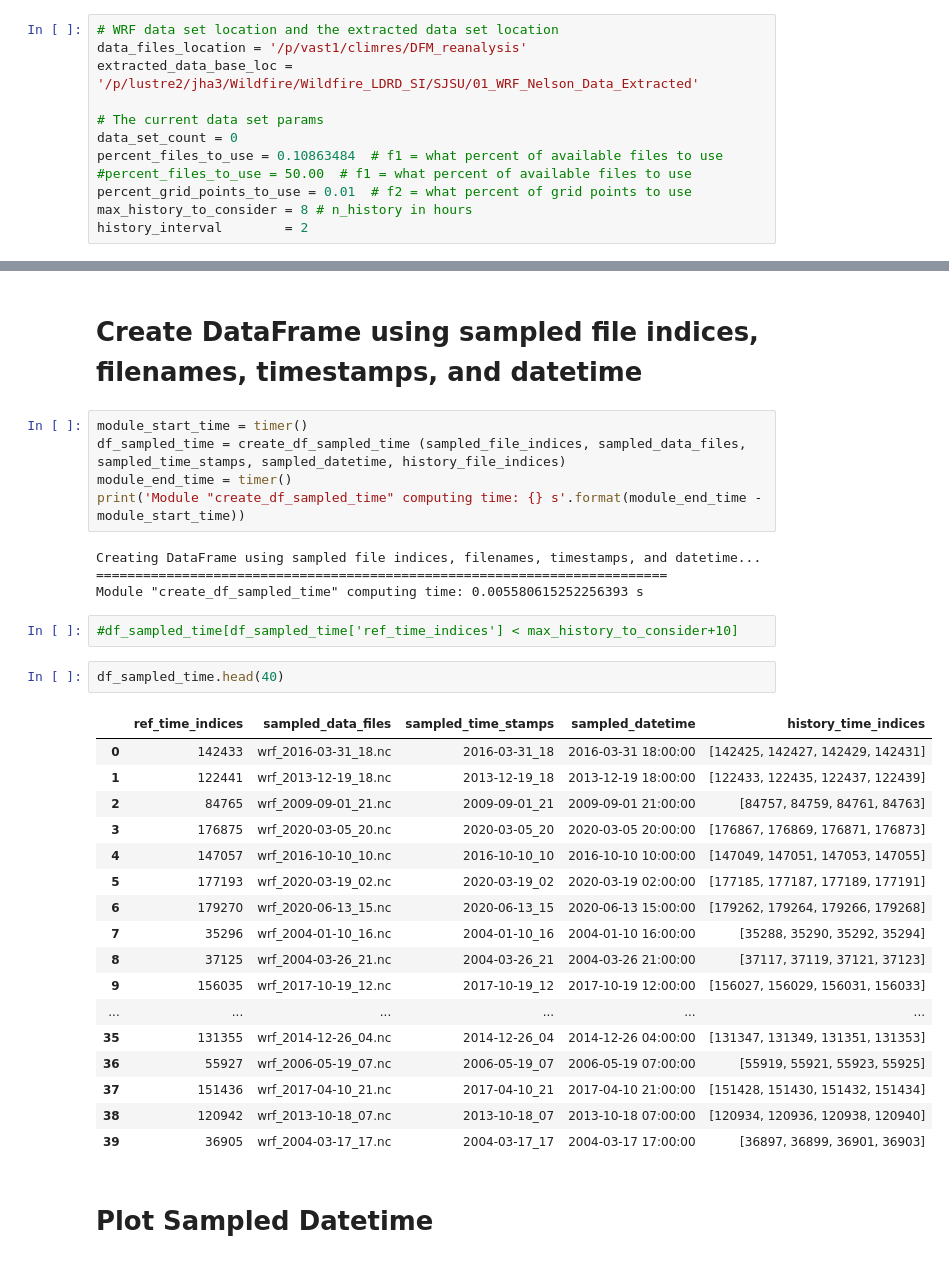
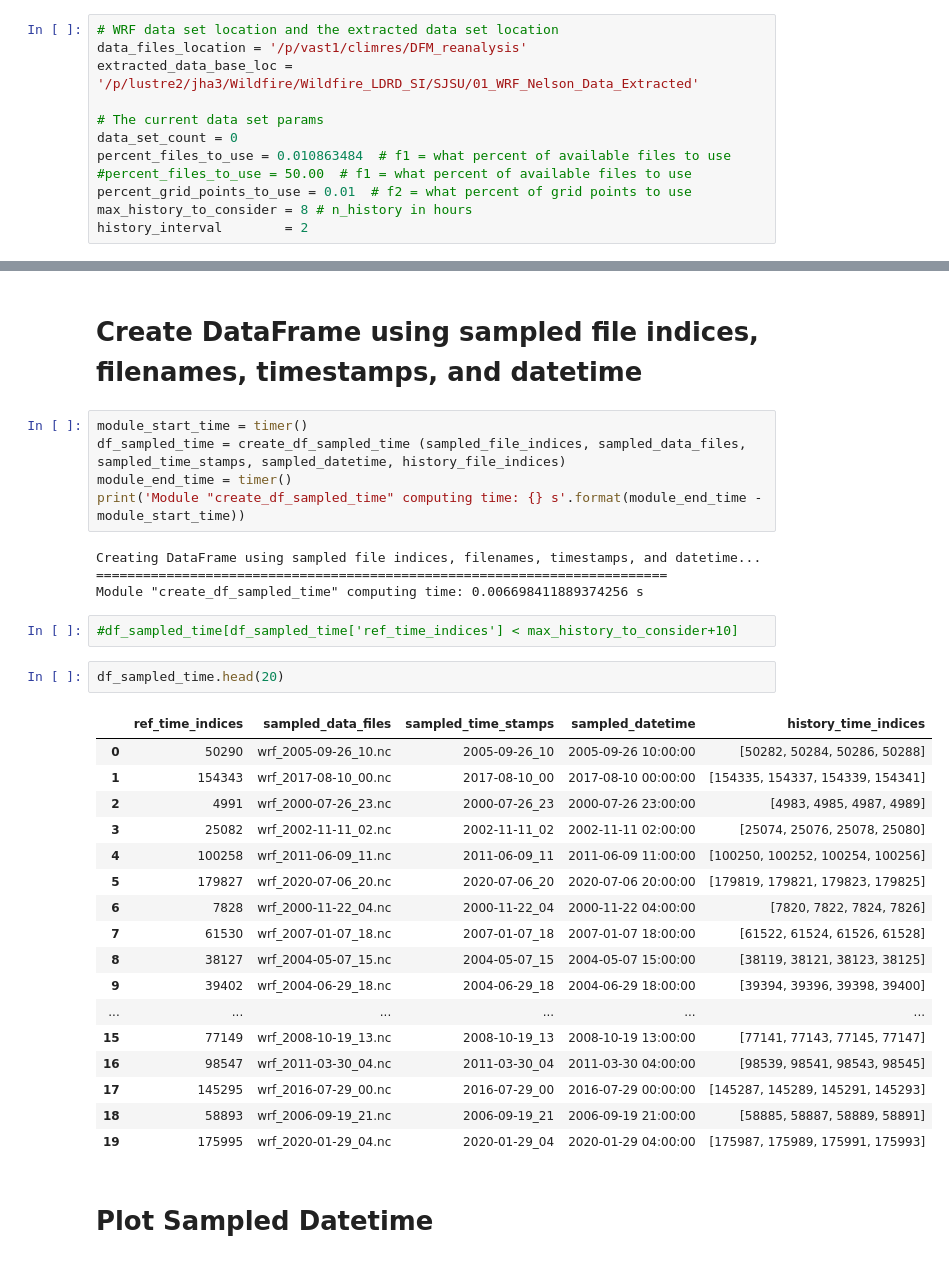
Before and after one commit to LLNL/MLAP, a Jupyter notebook: SJSU_Data_Proc/Extract_DFM_Reanalysis_Data.ipynb, the cells around one changed output, grey strips where cells are left out. Cells and saved outputs as stored; diff of their text form.

```diff
--- a/SJSU_Data_Proc/Extract_DFM_Reanalysis_Data.ipynb
+++ b/SJSU_Data_Proc/Extract_DFM_Reanalysis_Data.ipynb
@@ -47,7 +50,7 @@ extracted_data_base_loc = '/p/lustre2/jha3/Wildfire/Wildfire_LDRD_SI/SJSU/01_WRF
 
 # The current data set params
 data_set_count = 0
-percent_files_to_use = 0.10863484  # f1 = what percent of available files to use
+percent_files_to_use = 0.010863484  # f1 = what percent of available files to use
 #percent_files_to_use = 50.00  # f1 = what percent of available files to use
 percent_grid_points_to_use = 0.01  # f2 = what percent of grid points to use
 max_history_to_consider = 8 # n_history in hours
@@ -135,29 +132,29 @@ print('Module "create_df_sampled_time" computing time: {} s'.format(module_end_t
 # %% [output]
 Creating DataFrame using sampled file indices, filenames, timestamps, and datetime...
 =========================================================================
-Module "create_df_sampled_time" computing time: 0.005580615252256393 s
+Module "create_df_sampled_time" computing time: 0.006698411889374256 s
 # %%
 #df_sampled_time[df_sampled_time['ref_time_indices'] < max_history_to_consider+10]
 # %%
-df_sampled_time.head(40)
+df_sampled_time.head(20)
 # %% [output]
 |  | ref_time_indices | sampled_data_files | sampled_time_stamps | sampled_datetime | history_time_indices |
-| 0 | 142433 | wrf_2016-03-31_18.nc | 2016-03-31_18 | 2016-03-31 18:00:00 | [142425, 142427, 142429, 142431] |
-| 1 | 122441 | wrf_2013-12-19_18.nc | 2013-12-19_18 | 2013-12-19 18:00:00 | [122433, 122435, 122437, 122439] |
-| 2 | 84765 | wrf_2009-09-01_21.nc | 2009-09-01_21 | 2009-09-01 21:00:00 | [84757, 84759, 84761, 84763] |
-| 3 | 176875 | wrf_2020-03-05_20.nc | 2020-03-05_20 | 2020-03-05 20:00:00 | [176867, 176869, 176871, 176873] |
-| 4 | 147057 | wrf_2016-10-10_10.nc | 2016-10-10_10 | 2016-10-10 10:00:00 | [147049, 147051, 147053, 147055] |
-| 5 | 177193 | wrf_2020-03-19_02.nc | 2020-03-19_02 | 2020-03-19 02:00:00 | [177185, 177187, 177189, 177191] |
-| 6 | 179270 | wrf_2020-06-13_15.nc | 2020-06-13_15 | 2020-06-13 15:00:00 | [179262, 179264, 179266, 179268] |
-| 7 | 35296 | wrf_2004-01-10_16.nc | 2004-01-10_16 | 2004-01-10 16:00:00 | [35288, 35290, 35292, 35294] |
-| 8 | 37125 | wrf_2004-03-26_21.nc | 2004-03-26_21 | 2004-03-26 21:00:00 | [37117, 37119, 37121, 37123] |
-| 9 | 156035 | wrf_2017-10-19_12.nc | 2017-10-19_12 | 2017-10-19 12:00:00 | [156027, 156029, 156031, 156033] |
+| 0 | 50290 | wrf_2005-09-26_10.nc | 2005-09-26_10 | 2005-09-26 10:00:00 | [50282, 50284, 50286, 50288] |
+| 1 | 154343 | wrf_2017-08-10_00.nc | 2017-08-10_00 | 2017-08-10 00:00:00 | [154335, 154337, 154339, 154341] |
+| 2 | 4991 | wrf_2000-07-26_23.nc | 2000-07-26_23 | 2000-07-26 23:00:00 | [4983, 4985, 4987, 4989] |
+| 3 | 25082 | wrf_2002-11-11_02.nc | 2002-11-11_02 | 2002-11-11 02:00:00 | [25074, 25076, 25078, 25080] |
+| 4 | 100258 | wrf_2011-06-09_11.nc | 2011-06-09_11 | 2011-06-09 11:00:00 | [100250, 100252, 100254, 100256] |
+| 5 | 179827 | wrf_2020-07-06_20.nc | 2020-07-06_20 | 2020-07-06 20:00:00 | [179819, 179821, 179823, 179825] |
+| 6 | 7828 | wrf_2000-11-22_04.nc | 2000-11-22_04 | 2000-11-22 04:00:00 | [7820, 7822, 7824, 7826] |
+| 7 | 61530 | wrf_2007-01-07_18.nc | 2007-01-07_18 | 2007-01-07 18:00:00 | [61522, 61524, 61526, 61528] |
+| 8 | 38127 | wrf_2004-05-07_15.nc | 2004-05-07_15 | 2004-05-07 15:00:00 | [38119, 38121, 38123, 38125] |
+| 9 | 39402 | wrf_2004-06-29_18.nc | 2004-06-29_18 | 2004-06-29 18:00:00 | [39394, 39396, 39398, 39400] |
 | ... | ... | ... | ... | ... | ... |
-| 35 | 131355 | wrf_2014-12-26_04.nc | 2014-12-26_04 | 2014-12-26 04:00:00 | [131347, 131349, 131351, 131353] |
-| 36 | 55927 | wrf_2006-05-19_07.nc | 2006-05-19_07 | 2006-05-19 07:00:00 | [55919, 55921, 55923, 55925] |
-| 37 | 151436 | wrf_2017-04-10_21.nc | 2017-04-10_21 | 2017-04-10 21:00:00 | [151428, 151430, 151432, 151434] |
-| 38 | 120942 | wrf_2013-10-18_07.nc | 2013-10-18_07 | 2013-10-18 07:00:00 | [120934, 120936, 120938, 120940] |
-| 39 | 36905 | wrf_2004-03-17_17.nc | 2004-03-17_17 | 2004-03-17 17:00:00 | [36897, 36899, 36901, 36903] |
+| 15 | 77149 | wrf_2008-10-19_13.nc | 2008-10-19_13 | 2008-10-19 13:00:00 | [77141, 77143, 77145, 77147] |
+| 16 | 98547 | wrf_2011-03-30_04.nc | 2011-03-30_04 | 2011-03-30 04:00:00 | [98539, 98541, 98543, 98545] |
+| 17 | 145295 | wrf_2016-07-29_00.nc | 2016-07-29_00 | 2016-07-29 00:00:00 | [145287, 145289, 145291, 145293] |
+| 18 | 58893 | wrf_2006-09-19_21.nc | 2006-09-19_21 | 2006-09-19 21:00:00 | [58885, 58887, 58889, 58891] |
+| 19 | 175995 | wrf_2020-01-29_04.nc | 2020-01-29_04 | 2020-01-29 04:00:00 | [175987, 175989, 175991, 175993] |
 # %% [markdown]
 # Plot Sampled Datetime
 # %%
```
Also changed, not shown: parts of 32 cells of this notebook, 1 other file.
